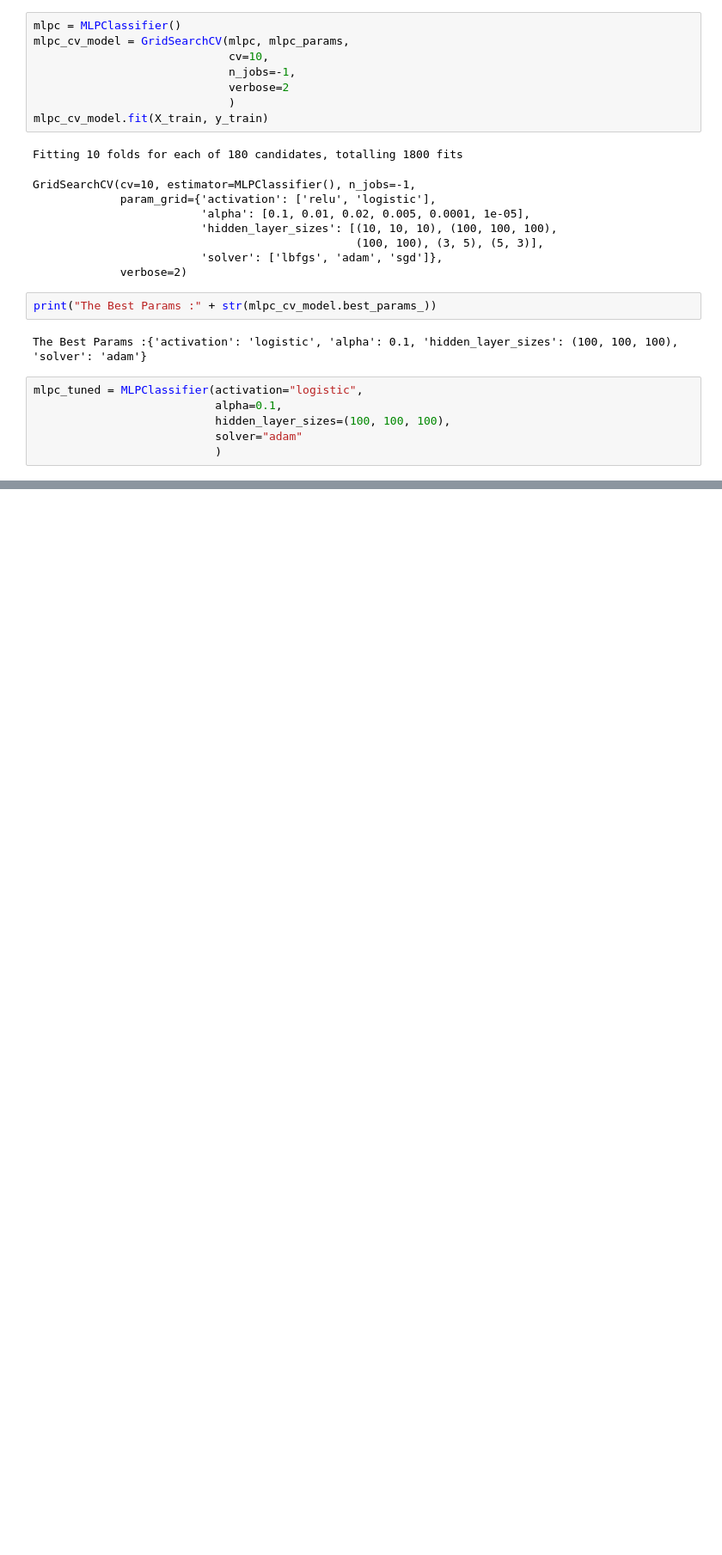
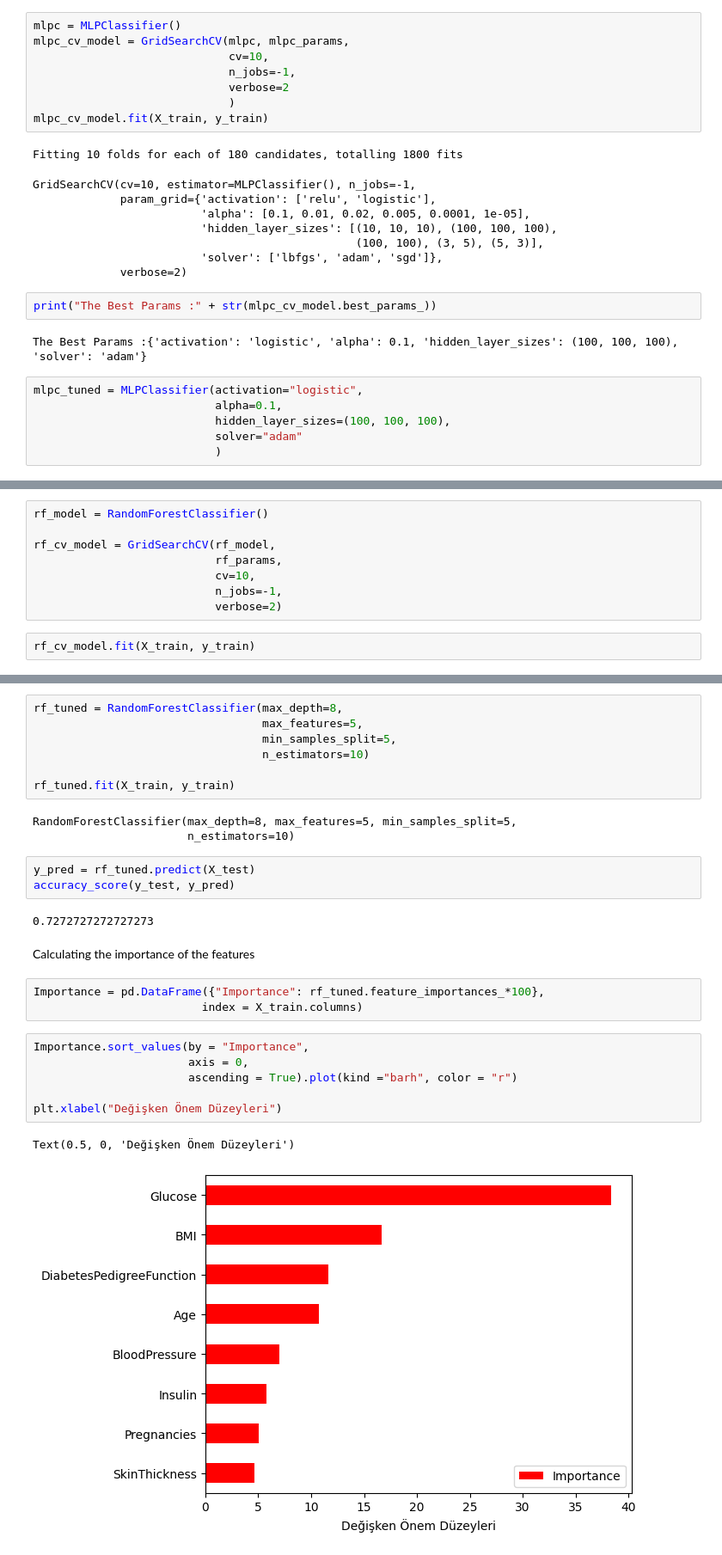
Before and after one commit to zeynepersen/diabetes-classification-ml-model, a Jupyter notebook: classification.ipynb, the cells around one changed output, grey strips where cells are left out. Shown: that part at 86% size. Drawn from its saved outputs; the diff is of its cells as text; blank space fills up the shorter version.

Commit message:
Random Forest

```diff
--- a/classification.ipynb
+++ b/classification.ipynb
@@ -657,0 +814,10 @@ y_pred = mlpc_tuned.predict(X_test,)
+# %%
+rf_model = RandomForestClassifier()
+
+rf_cv_model = GridSearchCV(rf_model,
+                           rf_params,
+                           cv=10,
+                           n_jobs=-1,
+                           verbose=2)
+# %%
+rf_cv_model.fit(X_train, y_train)
@@ -657,0 +837,29 @@ y_pred = mlpc_tuned.predict(X_test,)
+# %%
+rf_tuned = RandomForestClassifier(max_depth=8,
+                                  max_features=5,
+                                  min_samples_split=5,
+                                  n_estimators=10)
+
+rf_tuned.fit(X_train, y_train)
+# %% [output]
+RandomForestClassifier(max_depth=8, max_features=5, min_samples_split=5,
+                       n_estimators=10)
+# %%
+y_pred = rf_tuned.predict(X_test)
+accuracy_score(y_test, y_pred)
+# %% [output]
+0.7272727272727273
+# %% [markdown]
+Calculating the importance of the features
+# %%
+Importance = pd.DataFrame({"Importance": rf_tuned.feature_importances_*100},
+                         index = X_train.columns)
+# %%
+Importance.sort_values(by = "Importance",
+                       axis = 0,
+                       ascending = True).plot(kind ="barh", color = "r")
+
+plt.xlabel("Değişken Önem Düzeyleri")
+# %% [output]
+Text(0.5, 0, 'Değişken Önem Düzeyleri')
+[figure, added]
```
Also changed, not shown: parts of 31 cells of this notebook.
